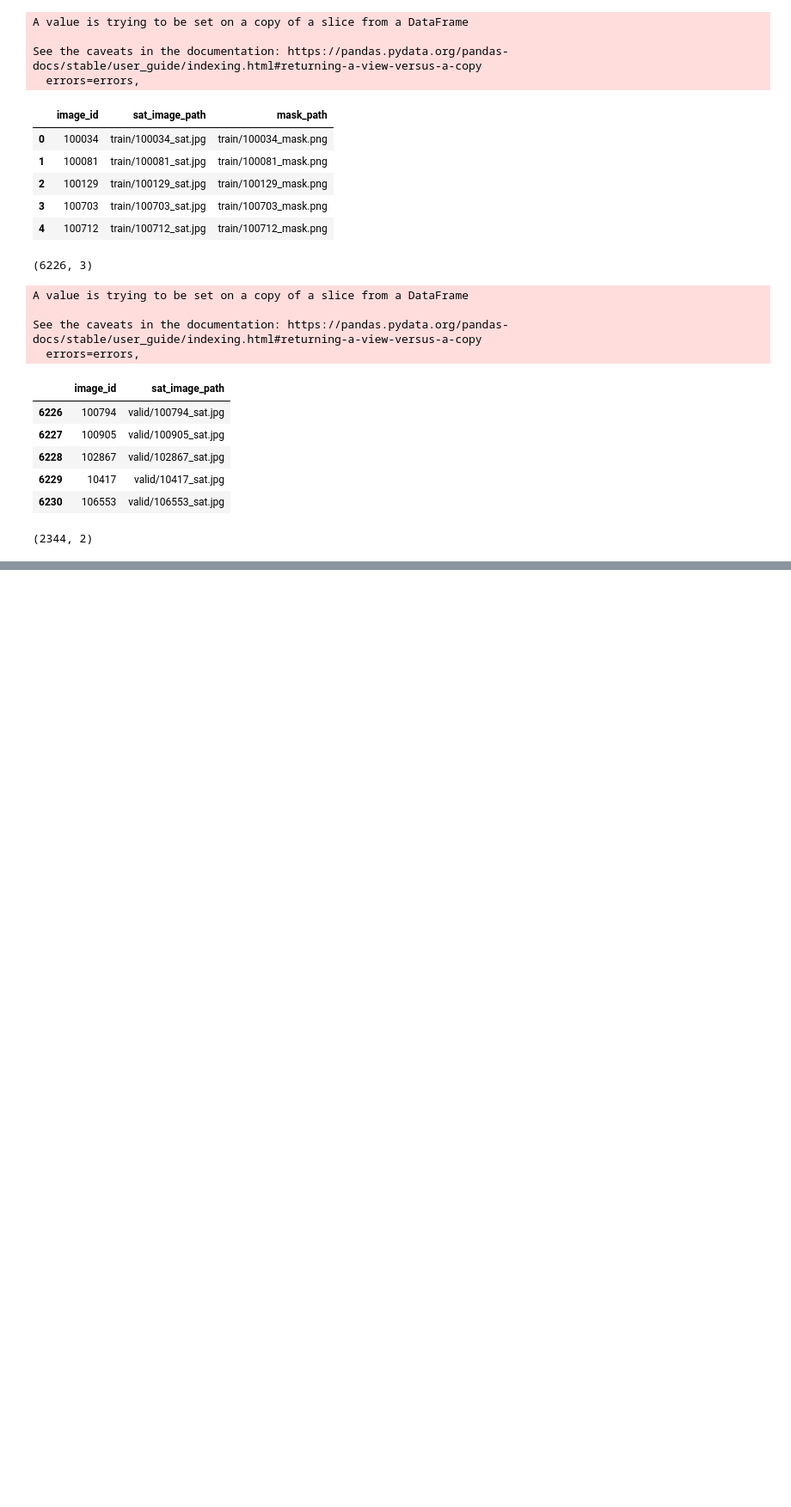
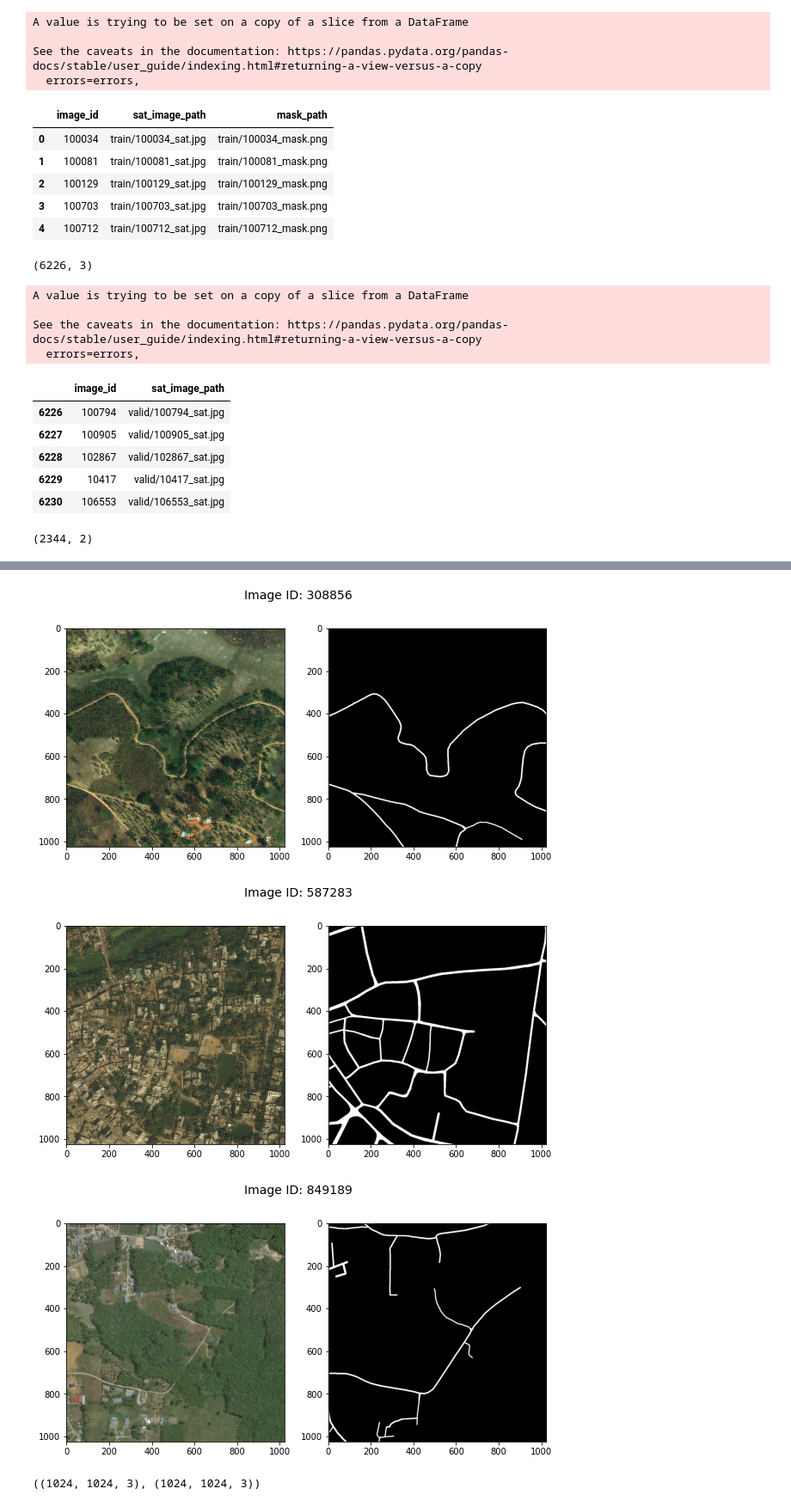
Before and after one commit to hmlewis-astro/street_network_deep_learning, a Jupyter notebook: test_notebook.ipynb, the cells around one changed output, grey strips where cells are left out. Shown at 86% size. Cells and saved outputs as stored; diff of their text form; code cells hidden in the pictures; blank space fills up the shorter version.

```diff
--- a/test_notebook.ipynb
+++ b/test_notebook.ipynb
@@ -41,7 +52,7 @@ class_dict
 | 0 | road | 255 | 255 | 255 |
 | 1 | background | 0 | 0 | 0 |
 # %%
-metadata_path = "/deep-globe/metadata.csv"
+metadata_path = "/content/deep-globe/metadata.csv"
 metadata = pd.read_csv(metadata_path)
 metadata.head()
 # %% [output]
@@ -67,6 +78,8 @@ See the caveats in the documentation: https://pandas.pydata.org/pandas-docs/stab
 | 2 | 100129 | train/100129_sat.jpg | train/100129_mask.png |
 | 3 | 100703 | train/100703_sat.jpg | train/100703_mask.png |
 | 4 | 100712 | train/100712_sat.jpg | train/100712_mask.png |
+# %%
+metadata_train = metadata_train.sample(frac=1).reset_index(drop=True)
 # %%
 metadata_train.shape
 # %% [output]
@@ -96,6 +111,6 @@ metadata_test.shape
 # %% [output]
 (2344, 2)
 # %%
-data_path = "/deep-globe/"
+data_path = "/content/deep-globe/"
 # %%
 metadata_train["sat_image_path"] = metadata_train["sat_image_path"] \
@@ -123,0 +132,23 @@ See the caveats in the documentation: https://pandas.pydata.org/pandas-docs/stab
+# %%
+img_idx = np.random.choice(range(len(metadata_train)), size=3)
+
+for i in img_idx:
+  sat_img = cv2.cvtColor(cv2.imread(metadata_train['sat_image_path'][i]),
+                         cv2.COLOR_BGR2RGB)
+  sat_mask = cv2.cvtColor(cv2.imread(metadata_train['mask_path'][i]),
+                          cv2.COLOR_BGR2RGB)
+
+  fig, ax = plt.subplots(1, 2, figsize=(10,5))
+
+  fig.suptitle('Image ID: {}'.format(metadata_train['image_id'][i]),
+               fontsize=14)
+  ax[0].imshow(sat_img)
+  ax[1].imshow(sat_mask);
+# %% [output]
+[figure, added]
+[figure, added]
+[figure, added]
+# %%
+sat_img.shape, sat_mask.shape
+# %% [output]
+((1024, 1024, 3), (1024, 1024, 3))
```
Also changed, not shown: parts of 17 cells of this notebook.
